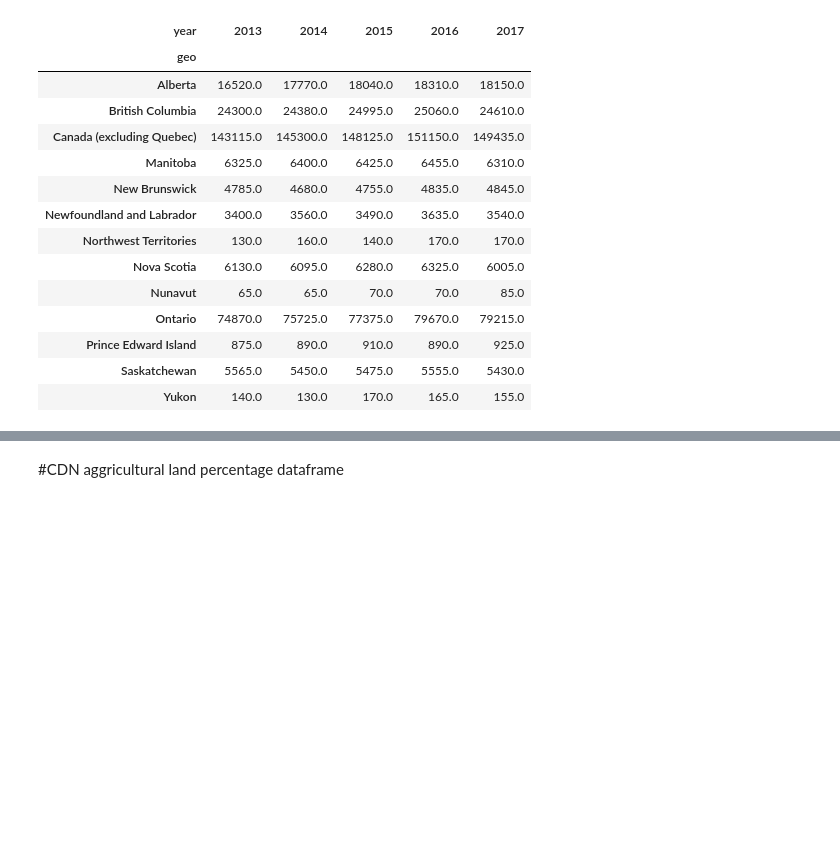
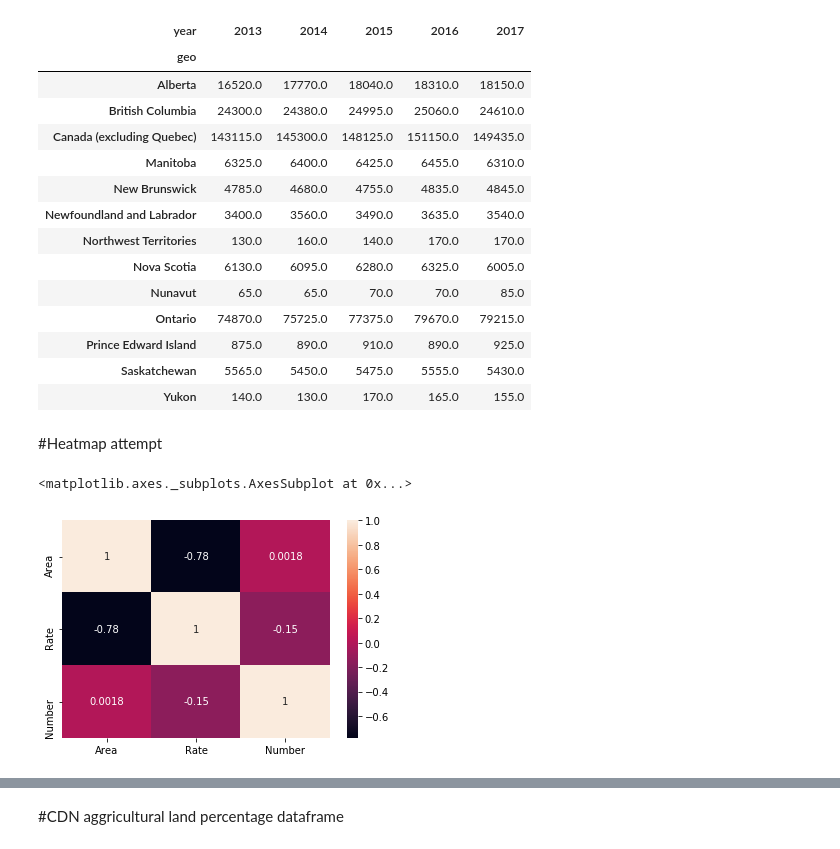
Before and after one commit to Vanagand/DS-Unit-1-Build, a Jupyter notebook: DS_Unit_1_Build.ipynb, the cells around one changed output, grey strips where cells are left out. Drawn from its saved outputs; the diff is of its cells as text; code cells hidden in the pictures; blank space fills up the shorter version.

```diff
--- a/DS_Unit_1_Build.ipynb
+++ b/DS_Unit_1_Build.ipynb
@@ -414,3 +466,22 @@ cancer_pivot
 | Prince Edward Island | 875.0 | 890.0 | 910.0 | 890.0 | 925.0 |
 | Saskatchewan | 5565.0 | 5450.0 | 5475.0 | 5555.0 | 5430.0 |
 | Yukon | 140.0 | 130.0 | 170.0 | 165.0 | 155.0 |
+# %% [markdown]
+#Heatmap attempt
+# %%
+# Year 2016
+# var_province = ['Nova Scotia','New Brunswick','British Columbia', 'Ontario', 'Newfoundland and Labrador', 'Manitoba' , 'Saskatchewan', 'Prince Edward Island' , 'Alberta']
+# var_province = [1, 2, 3, 4, 5, 6, 7, 8, 9]
+var_area = [915.7, 835.3 ,6400.5, 12348.5,70.7, 17637.6, 61585.8, 575.5, 50250.2]
+var_cancer_rate = [670.9, 633.4, 515.7, 574.2, 686.6, 491.2, 489.0, 605.6, 436.4]
+var_cancer_number  = [6325, 4835, 25060, 79670, 3635, 6455, 5555, 890, 18310.]
+
+grouped_vars = {'Area':var_area, 'Rate':var_cancer_rate, 'Number':var_cancer_number}
+heat_df = pd.DataFrame(grouped_vars)
+# %%
+corr = heat_df.corr()
+# plot the heatmap and annotation on it
+sns.heatmap(corr, xticklabels=corr.columns, yticklabels=corr.columns, annot=True)
+# %% [output]
+<matplotlib.axes._subplots.AxesSubplot at 0x...>
+[figure, added]
```
Also changed, not shown: parts of 10 cells of this notebook.
